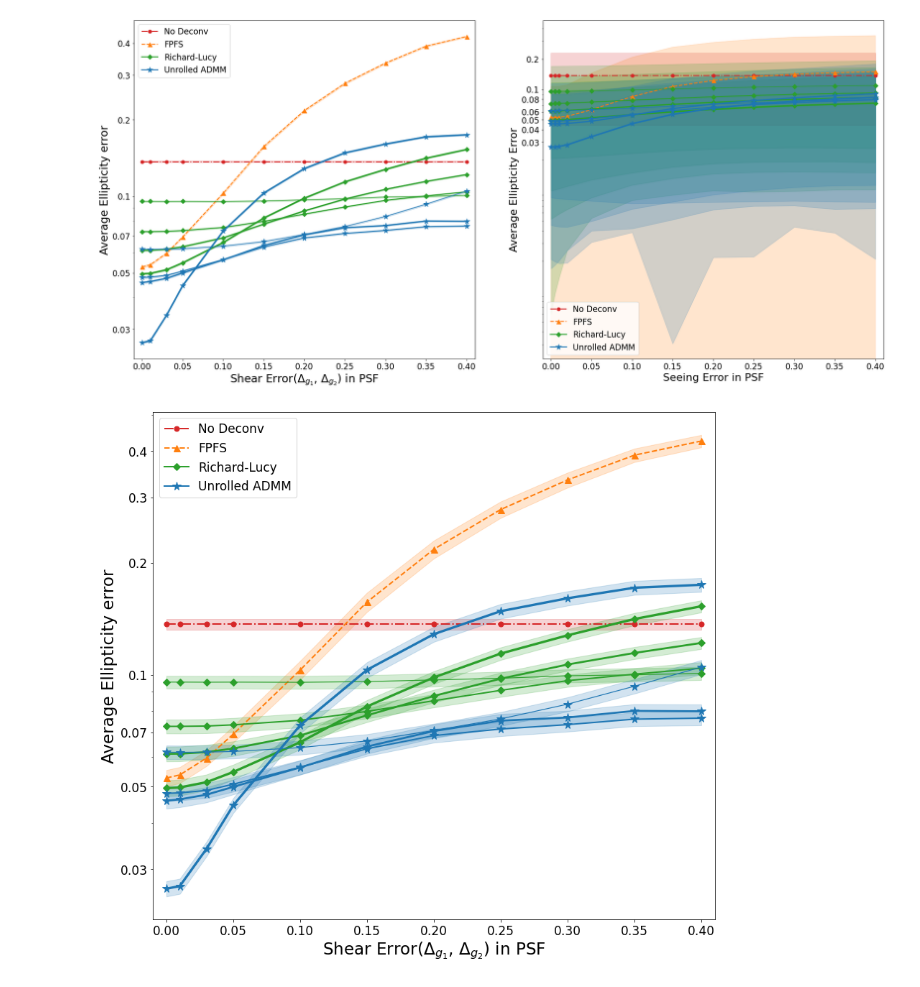
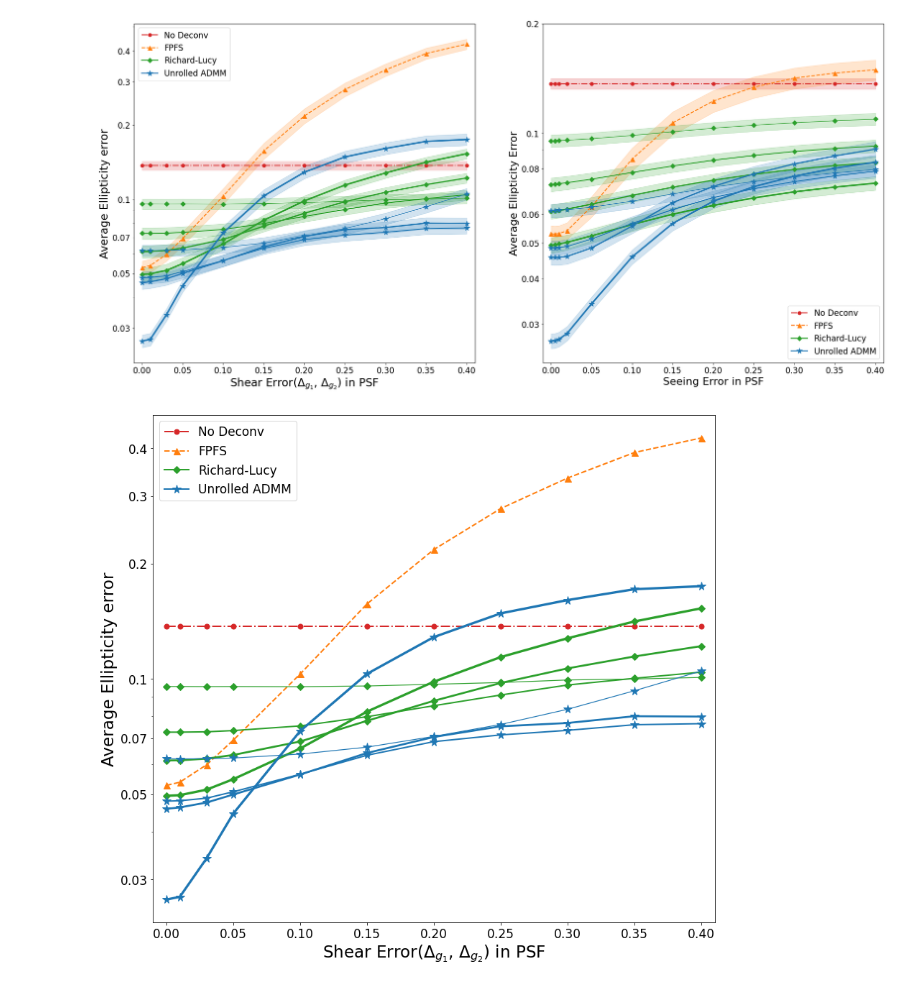
Before and after one commit to Lukeli0425/Galaxy-Deconv, a Jupyter notebook: psf_error.ipynb, the cells around one changed output. Cells and saved outputs as stored; diff of their text form; code cells hidden in the pictures.

```diff
--- a/psf_error.ipynb
+++ b/psf_error.ipynb
@@ -32,7 +32,7 @@ for method in methods:
     for shear_err in shear_errs:
         rec_err = np.abs(np.array(results[str(shear_err)]['rec_shear']) - gt_shear)
         g_errs.append(np.mean(rec_err[:,2]))
-        g_stds.append(np.std(rec_err[:,2])/100)
+        g_stds.append(np.std(rec_err[:,2])/16)
     g_errs, g_stds = np.array(g_errs), np.array(g_stds)
 
     color = 'tab:blue' if 'ADMM' in method else ('tab:green' if 'Richard-Lucy' in method else ('tab:orange' if method=='FPFS' else 'tab:red'))
@@ -60,36 +60,37 @@ for method in methods:
     results_file = os.path.join(result_path, 'results_psf_seeing_err.json')
     with open(results_file, 'r') as f:
         results = json.load(f)
     if method == 'No_deconv':
         gt_shear = np.array(results['0']['gt_shear'])
 
     g_errs, g_stds = [], []
     for seeing_err in seeing_errs:
         rec_err = np.abs(np.array(results[str(seeing_err)]['rec_shear']) - gt_shear)
         g_errs.append(np.mean(rec_err[:,2]))
-        g_stds.append(np.std(rec_err[:,2]))
+        g_stds.append(np.std(rec_err[:,2])/20)
     g_errs, g_stds = np.array(g_errs), np.array(g_stds)
 
     color = 'tab:blue' if 'ADMM' in method else ('tab:green' if 'Richard-Lucy' in method else ('tab:orange' if method=='FPFS' else 'tab:red'))
     markersize = 11.7 if 'ADMM' in method else (6.5 if 'Richard-Lucy' in method else (9 if method == 'FPFS' else 7))
     if methods[method][1] == 2:
         label = 'Unrolled ADMM' if 'ADMM' in method else ('Richard-Lucy' if 'Richard-Lucy' in method else ('No Deconv' if 'No' in method else method))
         ax1.plot(seeing_errs, g_errs, methods[method][0], label=label, color=color, linewidth=methods[method][1], markersize=markersize)
     else:
         ax1.plot(seeing_errs, g_errs, methods[method][0], color=color, linewidth=methods[method][1], markersize=markersize)
     ax1.fill_between(seeing_errs, g_errs-g_stds,g_errs+g_stds,color=color,alpha=.2)
 
 ax1.set_xlim([-0.01, 0.41])
 ax1.set_xlabel('Seeing Error in PSF', fontsize=22)
 ax1.set_yscale('log')
 ax1.set_yticks([0.03,0.04,0.05,0.06,0.08,0.1,0.2])
 ax1.set_yticklabels(['0.03','0.04','0.05','0.06','0.08','0.1','0.2'])
 ax1.set_ylabel('Average Ellipticity Error', fontsize=22)
-plt.legend(fontsize=17)
+plt.legend(fontsize=17, loc='lower right')
 plt.tick_params(labelsize=17)
+
 plt.savefig(os.path.join('figures', 'psf_err.jpg'), bbox_inches='tight')
 # %% [output]
-[figure, old version]
+[figure, new version]
 # %%
 fig, ax1 = plt.subplots(figsize=(14,13), facecolor='white')
 
@@ -128,7 +129,7 @@ plt.legend(fontsize=17)
 plt.tick_params(labelsize=17)
 plt.savefig(os.path.join('figures', 'psf_shear_err.jpg'), bbox_inches='tight')
 # %% [output]
-[figure, old version]
+[figure, new version]
 # %%
 fig, ax1 = plt.subplots(figsize=(14,13))
 
```
Also changed, not shown: parts of 1 cell of this notebook.
